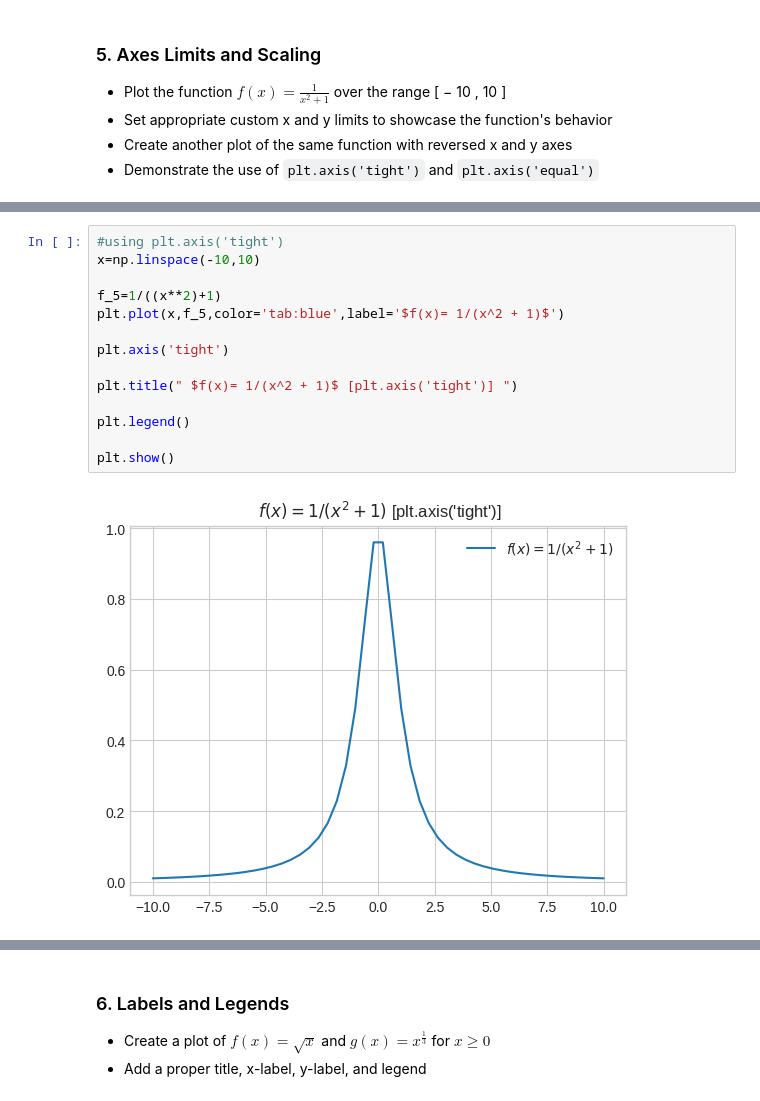
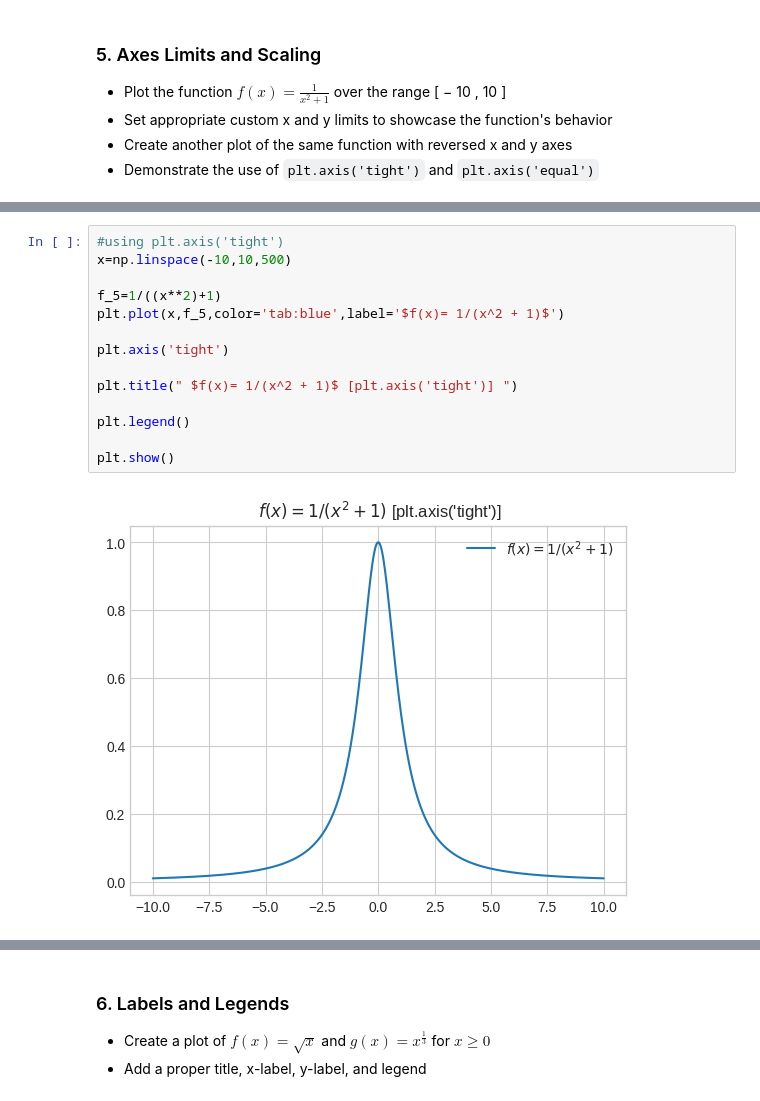
Before and after one commit to kjdatamc/Data110, a Jupyter notebook: KHatton_week3_data110_assignment.ipynb, the cells around one changed output, grey strips where cells are left out. Saved outputs shown, nothing was run; the diff lists cells and outputs as text.

```diff
--- a/KHatton_week3_data110_assignment.ipynb
+++ b/KHatton_week3_data110_assignment.ipynb
@@ -139,18 +139,18 @@ plt.show()
 # %%
 #using plt.axis('tight')
-x=np.linspace(-10,10)
+x=np.linspace(-10,10,500)
 
 f_5=1/((x**2)+1)
 plt.plot(x,f_5,color='tab:blue',label='$f(x)= 1/(x^2 + 1)$')
 
 plt.axis('tight')
 
 plt.title(" $f(x)= 1/(x^2 + 1)$ [plt.axis('tight')] ")
 
 plt.legend()
 
 plt.show()
 # %% [output]
-[figure, old version]
+[figure, new version]
 # %%
 #using plt.axis('equal')
```
Also changed, not shown: parts of 10 cells of this notebook.
